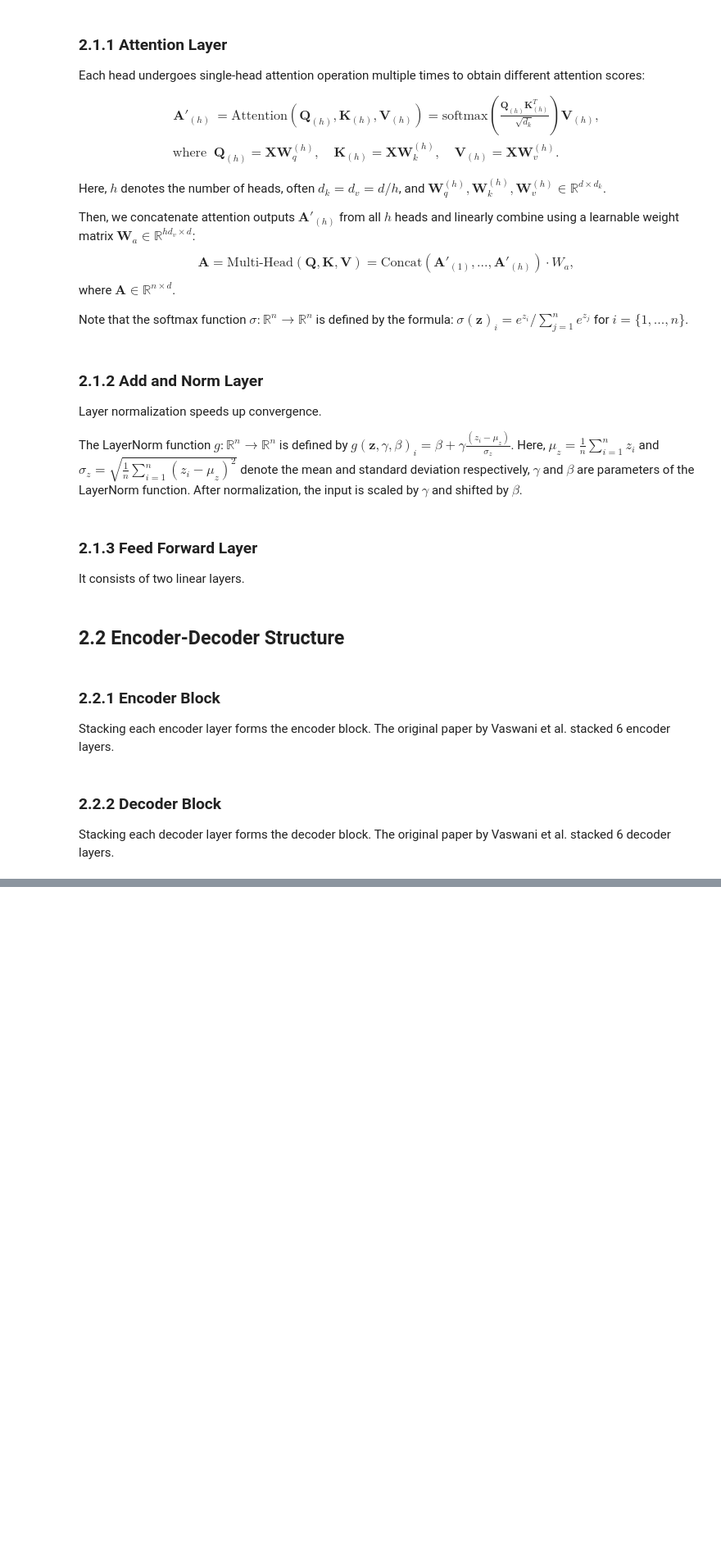
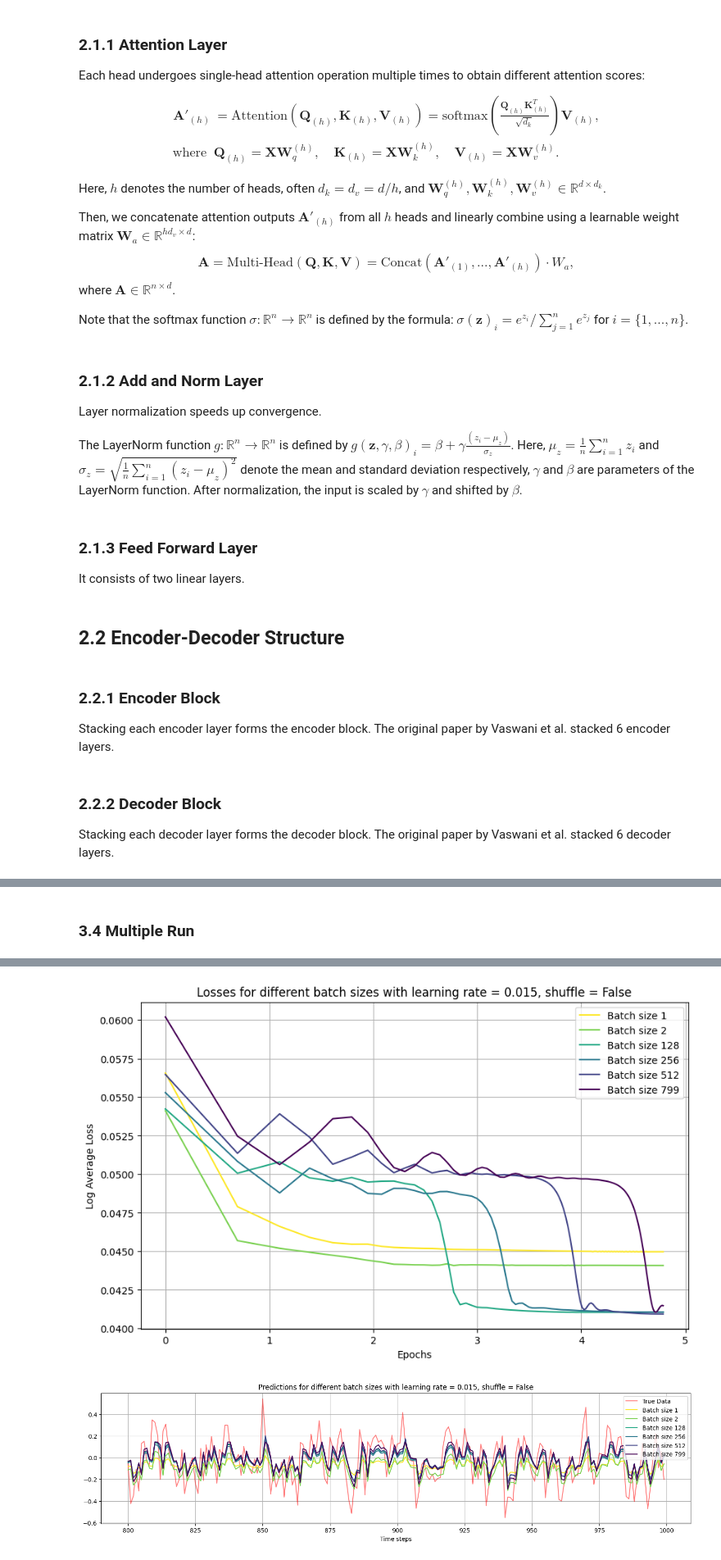
Before and after one commit to junyu-chen-academic/Transformer, a Jupyter notebook: transformer.ipynb, the cells around one changed output, grey strips where cells are left out. Shown: that part at 82% size. Saved outputs shown, nothing was run; the diff lists cells and outputs as text; code cells hidden in the pictures; blank space fills up the shorter version.

```diff
--- a/transformer.ipynb
+++ b/transformer.ipynb
@@ -1582,0 +1056,75 @@ array([ 2.32922392e+00,  1.31053393e+00,  6.10572361e-01,  2.13202184e+00,
+# %% [markdown]
+### 3.4 Multiple Run
+# %%
+batch_sizes = [1, 2, 128, 256, 512, 799]
+###########################################################
+### Pipeline
+###########################################################
+def pipeline(
+        X, Y, split_ratio,
+        batch_size, sequence_length, d_model,
+        d_ffn, n_heads, dropout,
+        learning_rate, epochs
+):
+    # build dataloader
+    dataloader_train, dataloader_test = split_and_build_dataloader(X, Y, batch_size=batch_size, split_ratio=split_ratio, shuffle=shuffle)
+    # model train
+    model = TimeSeriesAttention(
+        sequence_length, d_model, d_ffn, n_heads,
+        dropout=dropout, bias_att=False
+    )
+    model_trained, epoch_losses = train_model(model, dataloader_train, learning_rate, epochs)
+
+    y_pred, mse = evaluate_model(model_trained, dataloader_test)
+
+    return model_trained, epoch_losses, y_pred, mse
+
+###########################################################
+###########################################################
+# model train
+all_epoch_losses = {}
+all_predictions = {}
+
+# loop over different batch sizes
+for batch_size in batch_sizes:
+    print(f"Training with batch size: {batch_size}")
+
+    model_trained, epoch_losses, y_pred, mse = pipeline(X, Y, split_ratio, batch_size, sequence_length, d_model, d_ffn, n_heads, dropout, learning_rate, epochs)
+
+    all_epoch_losses[batch_size] = epoch_losses
+    all_predictions[batch_size] = y_pred
+
+
+###########################################################
+###########################################################
+colors = plt.cm.viridis(np.linspace(0, 1, len(batch_sizes)))[::-1]
+
+# plot the losses for all batch sizes
+plt.figure(figsize=(10, 6))
+for i, (batch_size, losses) in enumerate(all_epoch_losses.items()):
+    #plt.plot(np.log(losses), label=f'Batch size {batch_size}', color=colors[i])
+    epochs_range = np.arange(1, len(losses) + 1)
+    plt.plot(np.log(epochs_range), losses, label=f'Batch size {batch_size}', color=colors[i])
+
+plt.xlabel('Epochs')
+plt.ylabel('Log Average Loss')
+plt.title(f'Losses for different batch sizes with learning rate = {learning_rate}, shuffle = {shuffle}')
+plt.legend()
+plt.grid(True)
+#plt.savefig(f'batch_sizes_losses_comparison_with_{learning_rate}_lr_{shuffle}_shuffle.png')  # Save the plot to a file
+plt.show()
+
+# plot the predictions for all batch sizes
+plt.figure(figsize=(18, 4))
+split_index = int(split_ratio * n)
+plt.plot(np.arange(split_index, n), y[split_index:], label='True Data', color='red', alpha=0.5)
+for i, (batch_size, y_pred) in enumerate(all_predictions.items()):
+    plt.plot(range(split_index, split_index + len(y_pred)), y_pred, label=f'Batch size {batch_size}', color=colors[i])
+
+plt.xlabel('Time steps')
+plt.title(f'Predictions for different batch sizes with learning rate = {learning_rate}, shuffle = {shuffle}')
+plt.legend()
+plt.grid(True)
+#plt.savefig(f'batch_sizes_predictions_comparison_with_{learning_rate}_lr_{shuffle}_shuffle.png')
+plt.show()
+# %% [output]
@@ -1582,0 +1148,2 @@ array([ 2.32922392e+00,  1.31053393e+00,  6.10572361e-01,  2.13202184e+00,
+[figure, added]
+[figure, added]
```
Also changed, not shown: parts of 24 cells of this notebook.
